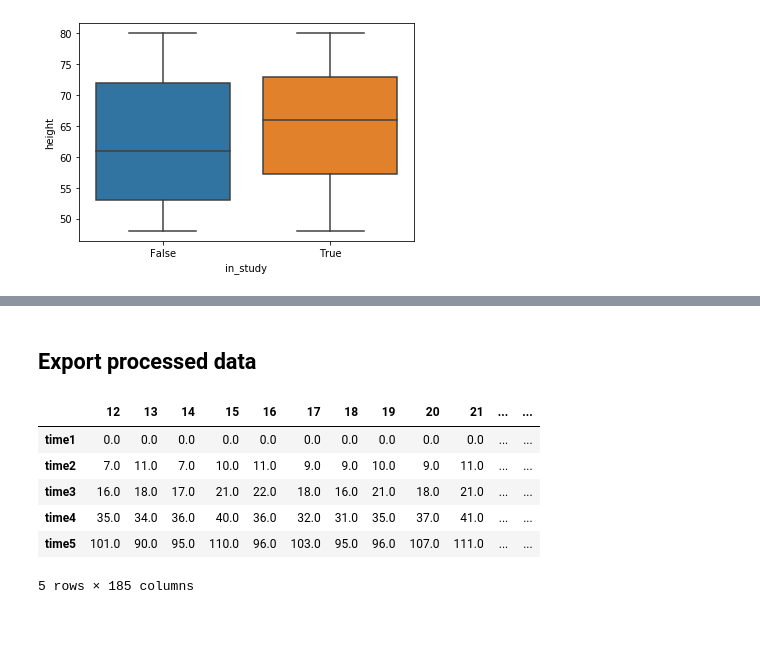
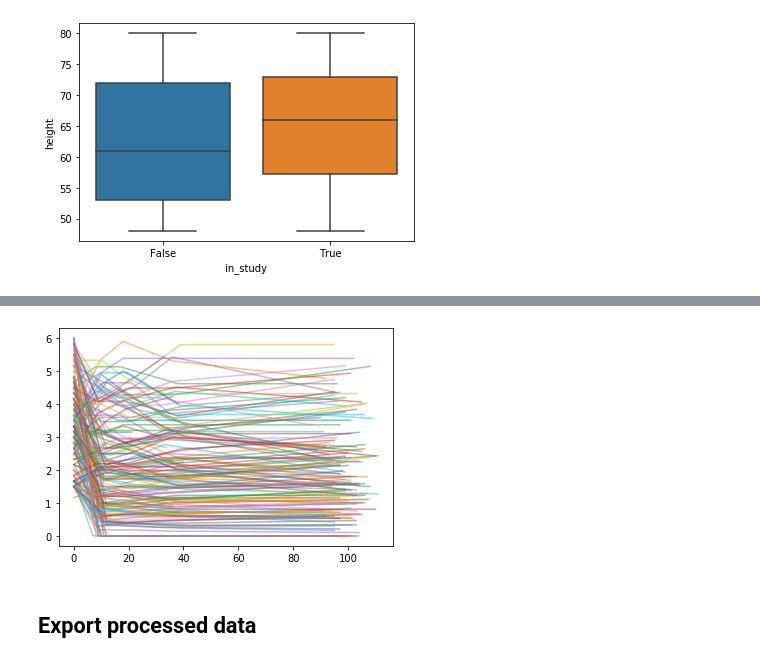
Before and after one commit to dashapyly/octagon-data-science-competition, a Jupyter notebook: notebooks/data-challenge.ipynb, the cells around one changed output, grey strips where cells are left out. Saved outputs shown, nothing was run; the diff lists cells and outputs as text; code cells hidden in the pictures; blank space fills up the shorter version.

Commit message:
Update data-challenge notebook

```diff
--- a/notebooks/data-challenge.ipynb
+++ b/notebooks/data-challenge.ipynb
@@ -138,5 +136,5 @@ hist.head()
 # %%
-acq = pd.read_excel('Asthma study 2019.xlsx',
+acq = pd.read_excel('../input/asthma-study-2019.xlsx',
                       sheet_name='ACQ')
 acq.head()
 # %% [output]
@@ -369,0 +370,3 @@ sns.boxplot(x="in_study", y="height", data=X_all)
+# %%
+data_inrange = data[~(data[["acq", "acq2", "acq3", "acq4", "acq5"]] > 6).any(axis=1)].copy()
+data_inrange.head()
@@ -369,0 +380,4 @@ sns.boxplot(x="in_study", y="height", data=X_all)
+# %%
+times_inrange = data_inrange[["time1", "time2", "time3", "time4", "time5"]].T
+acqs_inrange = data_inrange[["acq", "acq2", "acq3", "acq4", "acq5"]].T
+acqs_inrange
@@ -369,0 +392,5 @@ sns.boxplot(x="in_study", y="height", data=X_all)
+# %%
+plt.plot(times_inrange, acqs_inrange, alpha=0.5)
+plt.show()
+# %% [output]
+[figure, added]
@@ -374,10 +401,0 @@ X_all.to_csv("x_all.csv", sep="\t", index=False)
-# %%
-times
-# %% [output]
-|  | 12 | 13 | 14 | 15 | 16 | 17 | 18 | 19 | 20 | 21 | ... | ... |
-| time1 | 0.0 | 0.0 | 0.0 | 0.0 | 0.0 | 0.0 | 0.0 | 0.0 | 0.0 | 0.0 | ... | ... |
-| time2 | 7.0 | 11.0 | 7.0 | 10.0 | 11.0 | 9.0 | 9.0 | 10.0 | 9.0 | 11.0 | ... | ... |
-| time3 | 16.0 | 18.0 | 17.0 | 21.0 | 22.0 | 18.0 | 16.0 | 21.0 | 18.0 | 21.0 | ... | ... |
-| time4 | 35.0 | 34.0 | 36.0 | 40.0 | 36.0 | 32.0 | 31.0 | 35.0 | 37.0 | 41.0 | ... | ... |
-| time5 | 101.0 | 90.0 | 95.0 | 110.0 | 96.0 | 103.0 | 95.0 | 96.0 | 107.0 | 111.0 | ... | ... |
-5 rows × 185 columns
```
Also changed, not shown: parts of 17 cells of this notebook.
